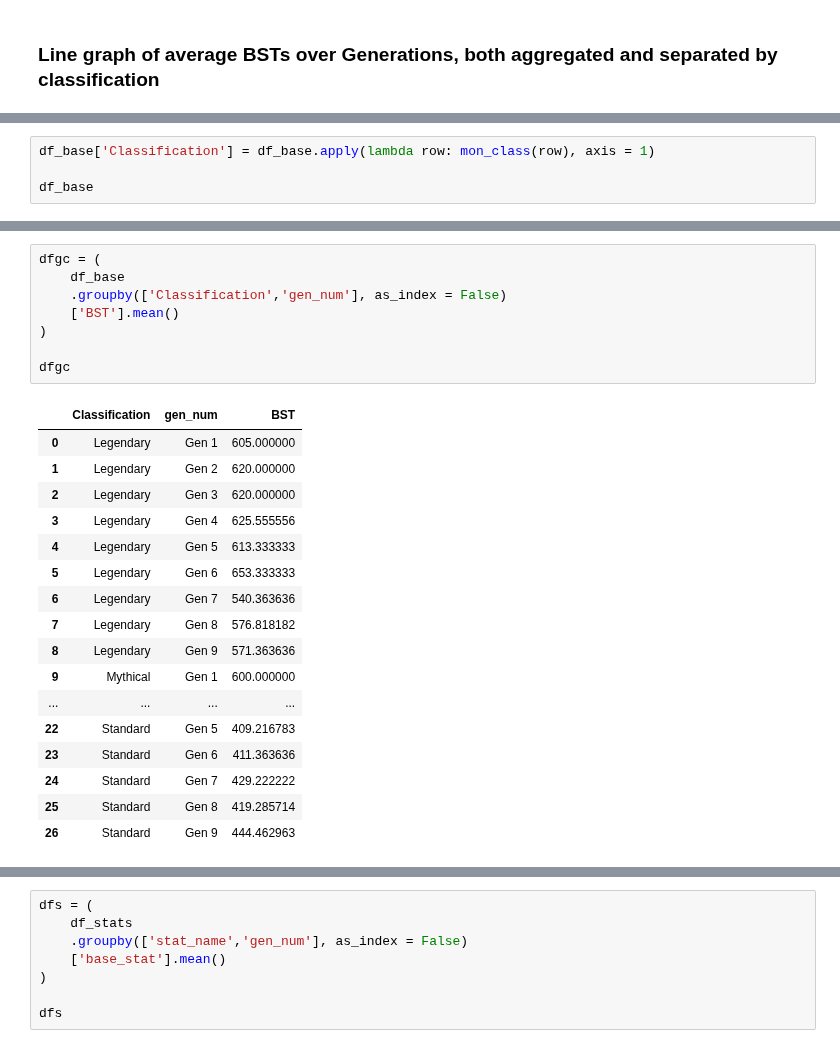
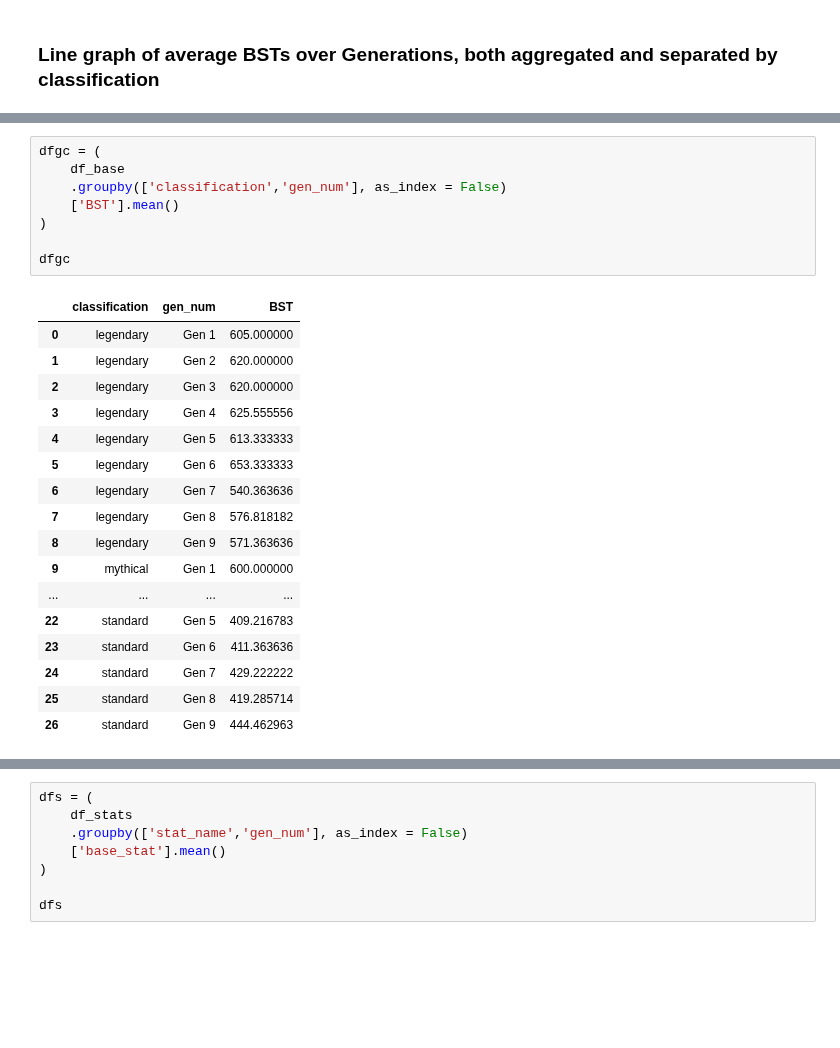
Before and after one commit to AEG-1309/me204-final-project, a Jupyter notebook: notebooks/NB03-AEG1309-Data-Analysis.ipynb, the cells around one changed output, grey strips where cells are left out. Cells and saved outputs as stored; diff of their text form; blank space fills up the shorter version.

```diff
--- a/notebooks/NB03-AEG1309-Data-Analysis.ipynb
+++ b/notebooks/NB03-AEG1309-Data-Analysis.ipynb
@@ -103,4 +86,0 @@ def mon_class(row):
-# %%
-df_base['Classification'] = df_base.apply(lambda row: mon_class(row), axis = 1)
-
-df_base
@@ -121,29 +87,29 @@ df_base
 # %%
 dfgc = (
     df_base
-    .groupby(['Classification','gen_num'], as_index = False)
+    .groupby(['classification','gen_num'], as_index = False)
     ['BST'].mean()
 )
 
 dfgc
 # %% [output]
-|  | Classification | gen_num | BST |
-| 0 | Legendary | Gen 1 | 605.000000 |
-| 1 | Legendary | Gen 2 | 620.000000 |
-| 2 | Legendary | Gen 3 | 620.000000 |
-| 3 | Legendary | Gen 4 | 625.555556 |
-| 4 | Legendary | Gen 5 | 613.333333 |
-| 5 | Legendary | Gen 6 | 653.333333 |
-| 6 | Legendary | Gen 7 | 540.363636 |
-| 7 | Legendary | Gen 8 | 576.818182 |
-| 8 | Legendary | Gen 9 | 571.363636 |
-| 9 | Mythical | Gen 1 | 600.000000 |
+|  | classification | gen_num | BST |
+| 0 | legendary | Gen 1 | 605.000000 |
+| 1 | legendary | Gen 2 | 620.000000 |
+| 2 | legendary | Gen 3 | 620.000000 |
+| 3 | legendary | Gen 4 | 625.555556 |
+| 4 | legendary | Gen 5 | 613.333333 |
+| 5 | legendary | Gen 6 | 653.333333 |
+| 6 | legendary | Gen 7 | 540.363636 |
+| 7 | legendary | Gen 8 | 576.818182 |
+| 8 | legendary | Gen 9 | 571.363636 |
+| 9 | mythical | Gen 1 | 600.000000 |
 | ... | ... | ... | ... |
-| 22 | Standard | Gen 5 | 409.216783 |
-| 23 | Standard | Gen 6 | 411.363636 |
-| 24 | Standard | Gen 7 | 429.222222 |
-| 25 | Standard | Gen 8 | 419.285714 |
-| 26 | Standard | Gen 9 | 444.462963 |
+| 22 | standard | Gen 5 | 409.216783 |
+| 23 | standard | Gen 6 | 411.363636 |
+| 24 | standard | Gen 7 | 429.222222 |
+| 25 | standard | Gen 8 | 419.285714 |
+| 26 | standard | Gen 9 | 444.462963 |
 # %%
 class_bst_lg = px.line(
     dfgc,
```
Also changed, not shown: parts of 48 cells of this notebook, 1 other file.
